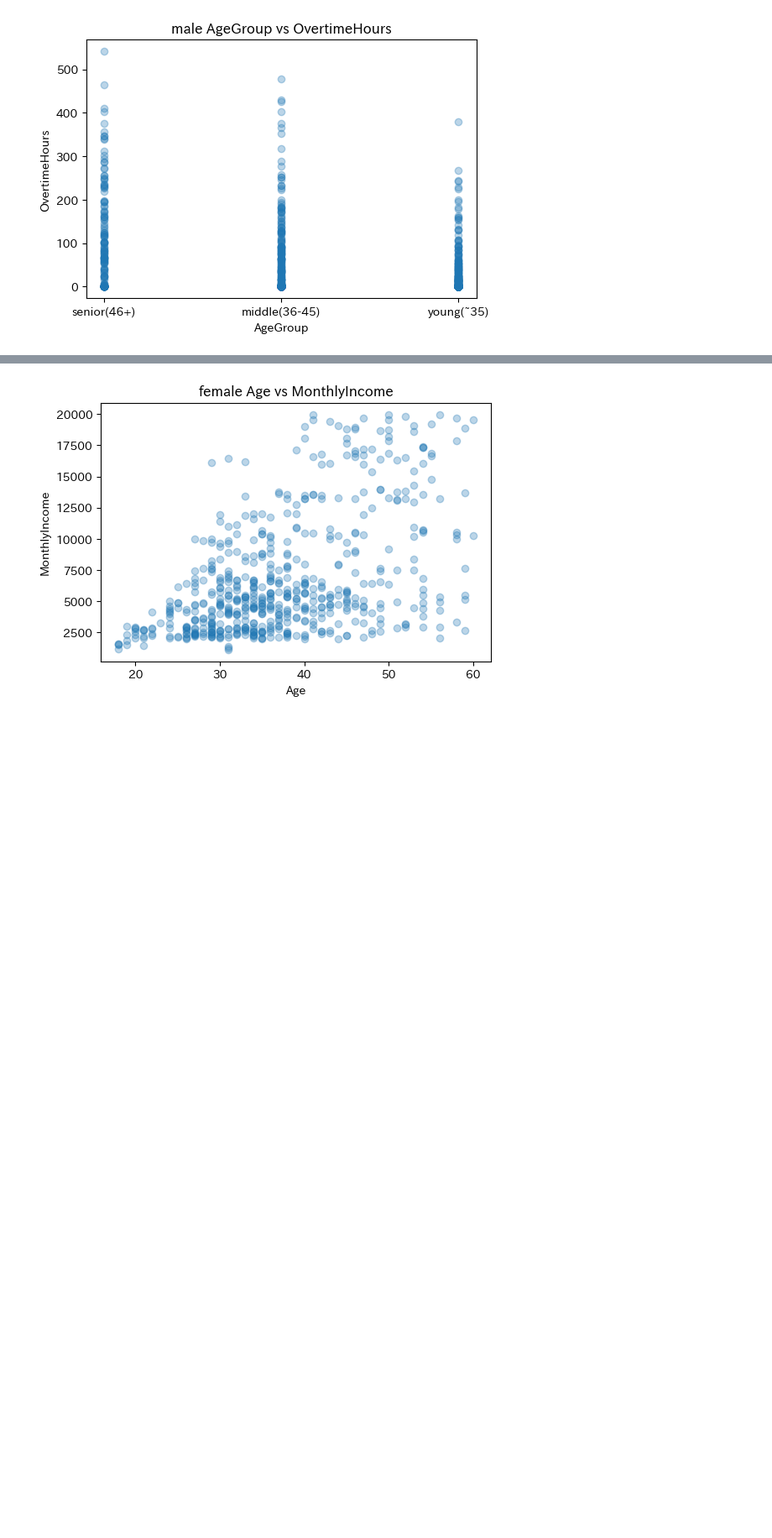
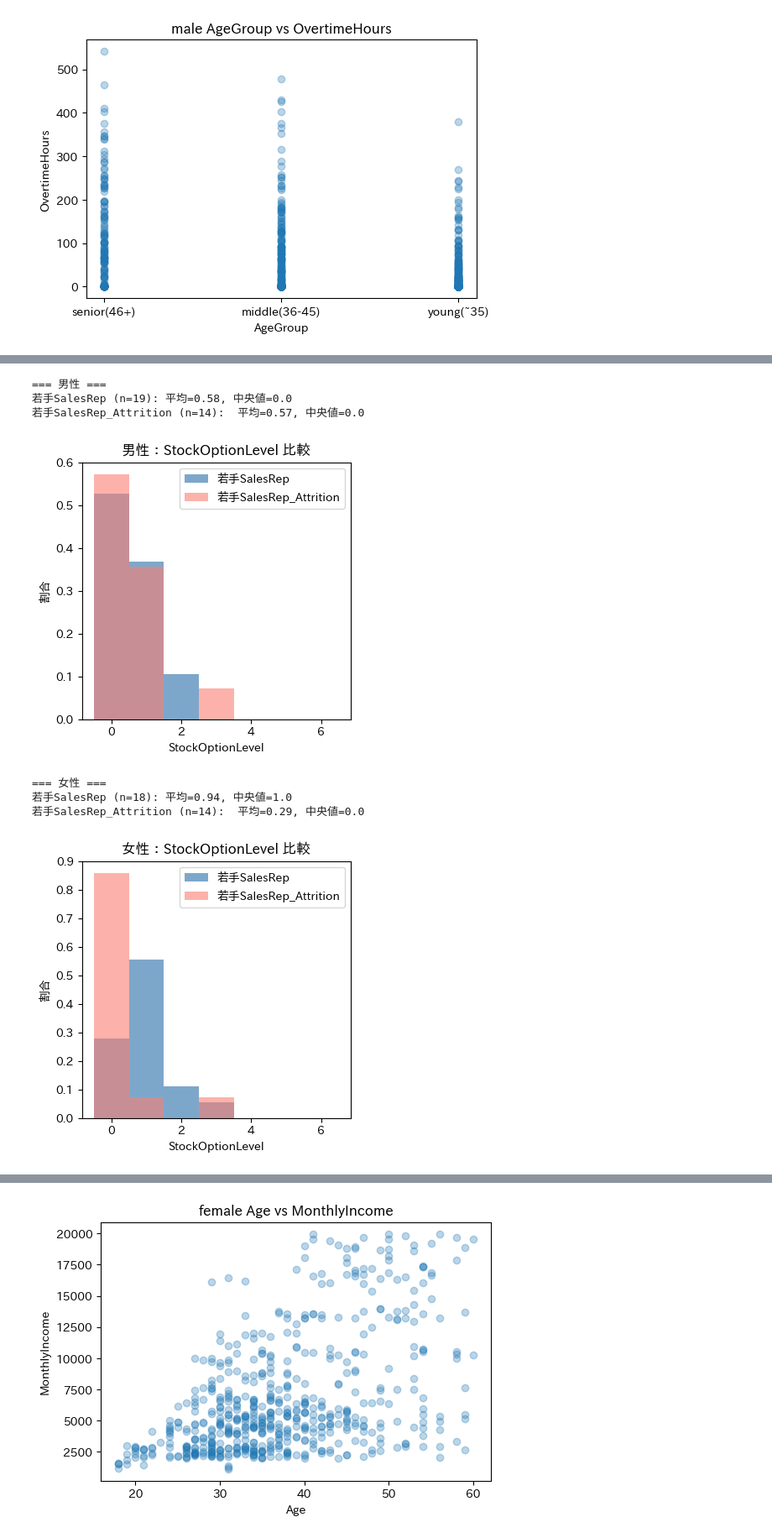
Before and after one commit to atsuro0415/GCI, a Jupyter notebook: Final_assignment_260614.ipynb, the cells around one changed output, grey strips where cells are left out. Shown at 84% size. Cells and saved outputs as stored; diff of their text form; code cells hidden in the pictures; blank space fills up the shorter version.

```diff
--- a/Final_assignment_260614.ipynb
+++ b/Final_assignment_260614.ipynb
@@ -389,3 +460,35 @@ plt.show()
+# %%
+for label, df_raw in [('男性', df_male_raw), ('女性', df_female_raw)]:
+    # 条件に合うグループ
+    mask = (df_raw['AgeGroup_raw'] == 'young(~35)') & (df_raw['JobRole'] =='Sales Representative') & (df_raw['Attrition'] == 0)
+    mask_Attrition = (df_raw['AgeGroup_raw'] == 'young(~35)') & (df_raw['JobRole'] == 'Sales Representative') & (df_raw['Attrition'] == 1)
+
+    group_target = df_raw[mask]['StockOptionLevel']
+    group_Attrition  = df_raw[mask_Attrition]['StockOptionLevel']
+
+    print(f"\n=== {label} ===")
+    print(f"若手SalesRep (n={len(group_target)}): 平均={group_target.mean():.2f}, 中央値={group_target.median():.1f}")
+    print(f"若手SalesRep_Attrition (n={len(group_Attrition)}):  平均={group_Attrition.mean():.2f}, 中央値={group_Attrition.median():.1f}")
+
+    # 可視化
+    fig, ax = plt.subplots(figsize=(4, 4))
+    ax.hist(group_target, bins=range(0, 8), alpha=0.7, color='steelblue',    label='若手SalesRep', density=True, align='left')
+    ax.hist(group_Attrition,  bins=range(0, 8), alpha=0.6, color='salmon', label='若手SalesRep_Attrition',     density=True, align='left')
+    ax.set_title(f'{label}：StockOptionLevel 比較')
+    ax.set_xlabel('StockOptionLevel')
+    ax.set_ylabel('割合')
+    ax.legend()
+    plt.tight_layout()
+    plt.show()
+# %% [output]
+=== 男性 ===
+若手SalesRep (n=19): 平均=0.58, 中央値=0.0
+若手SalesRep_Attrition (n=14):  平均=0.57, 中央値=0.0
+[figure, added]
+=== 女性 ===
+若手SalesRep (n=18): 平均=0.94, 中央値=1.0
+若手SalesRep_Attrition (n=14):  平均=0.29, 中央値=0.0
+[figure, added]
 # %%
 numeric_cols = df_female.select_dtypes(include=['number']).columns.drop(['Gender', 'Attrition'])
 
```
Also changed, not shown: parts of 16 cells of this notebook.
